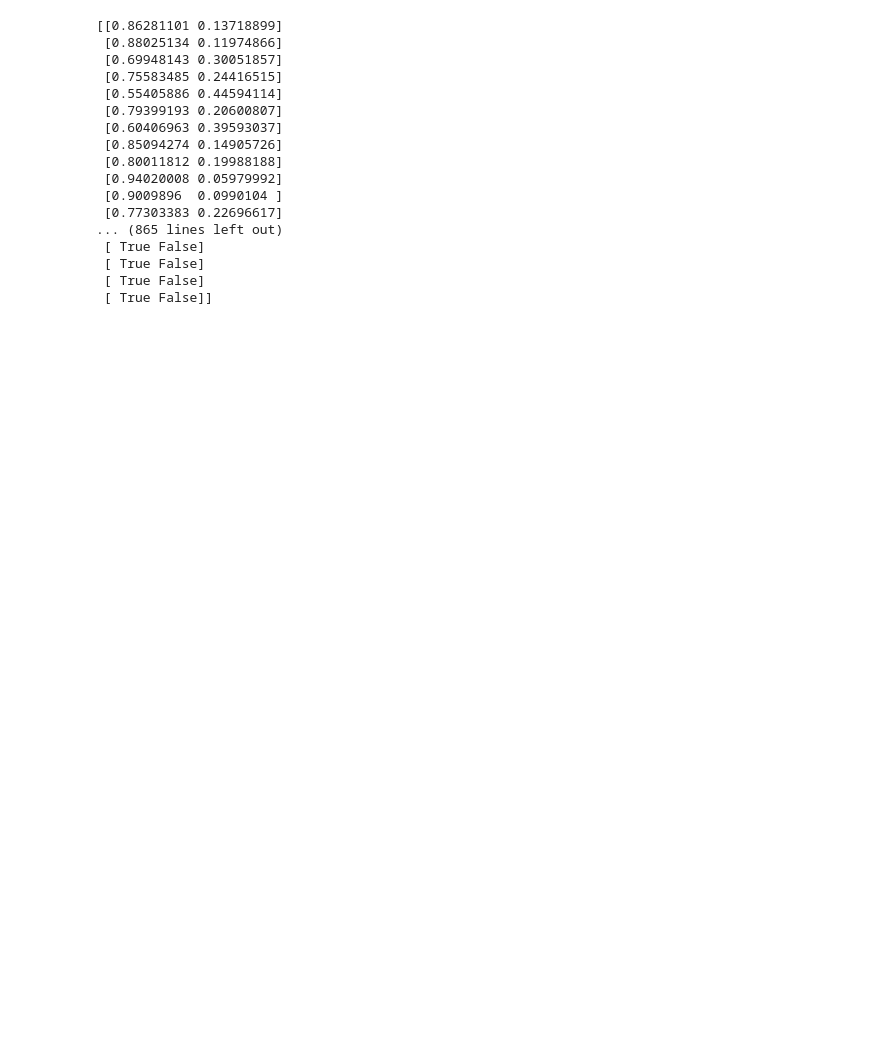
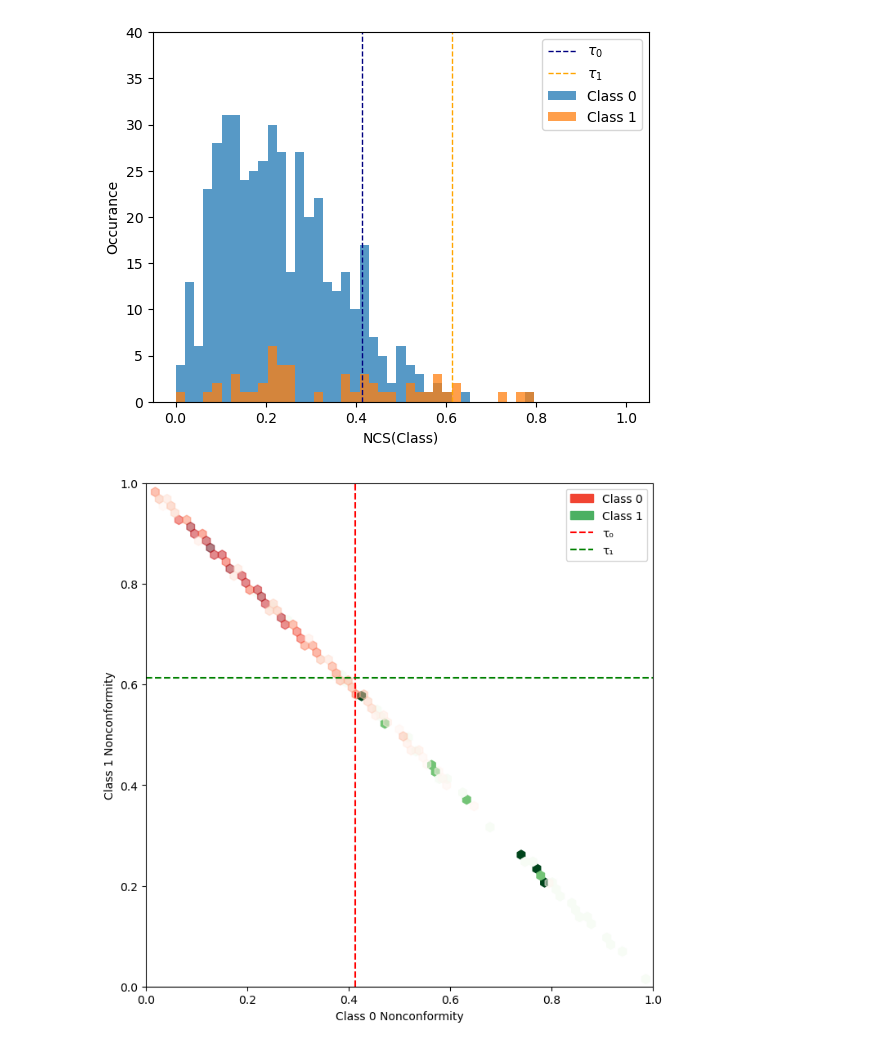
Before and after one commit to phzwart/ssbc, a Jupyter notebook: examples/operational_guarantees_2.ipynb, the cells around one changed output. Drawn from its saved outputs; the diff is of its cells as text; code cells hidden in the pictures; blank space fills up the shorter version.

```diff
--- a/examples/operational_guarantees_2.ipynb
+++ b/examples/operational_guarantees_2.ipynb
@@ -45,7 +45,7 @@ report = generate_rigorous_pac_report(
     labels=labels,
     probs=probs,
     alpha_target=0.10,
-    delta=0.10,
+    delta=0.50,
     test_size=N_samples,
     ci_level=0.95,
     use_union_bound=False,
@@ -75,29 +75,2 @@ Parameters:
 
 ================================================================================
-# %%
-sel0 = labels == 0
-p0 = probs[sel0]
-no = len(p0)
-print(p0)
-t0 = np.quantile( 1-p0[:,0],  (1-0.05555555555555555), method='higher')
-print(t0)
-sets = (1-p0) < t0
-print(sets)
-# %% [output]
-[[0.86281101 0.13718899]
- [0.88025134 0.11974866]
- [0.69948143 0.30051857]
- [0.75583485 0.24416515]
- [0.55405886 0.44594114]
- [0.79399193 0.20600807]
- [0.60406963 0.39593037]
- [0.85094274 0.14905726]
- [0.80011812 0.19988188]
- [0.94020008 0.05979992]
- [0.9009896  0.0990104 ]
- [0.77303383 0.22696617]
-... (865 lines left out)
- [ True False]
- [ True False]
- [ True False]
- [ True False]]
@@ -115,16 +77,50 @@ print(sets1)
 # %%
 tau_0 = report["calibration_result"][0]["threshold"]
 tau_1 = report["calibration_result"][1]["threshold"]
 plt.hist(1-class_data[0]["probs"][:, 0], bins=np.linspace(0, 1, 50), alpha=0.75)
 plt.hist(1-class_data[1]["probs"][:, 1], bins=np.linspace(0, 1, 50), alpha=0.75)
 plt.ylabel("Occurance")
 plt.xlabel("NCS(Class)")
 plt.vlines(tau_0, 0, 40,color='navy', ls="--", lw=1)
 plt.vlines(tau_1, 0, 40,color='orange', ls="--", lw=1)
 plt.ylim(0,40)
 plt.legend([ r"$\tau_0$", r"$\tau_1$", "Class 0", "Class 1"] )
 plt.savefig("tst-2-7_7_2.svg")
 plt.show()
+
+
+import matplotlib.patches as mpatches
+from matplotlib.lines import Line2D
+
+plt.figure(figsize=(8,8))
+h1 = plt.hexbin(1-class_data[1]["probs"][:,0], 1-class_data[1]["probs"][:,1],
+                gridsize=50, cmap="Greens", mincnt=1)
+h0 = plt.hexbin(1-class_data[0]["probs"][:,0], 1-class_data[0]["probs"][:,1],
+                gridsize=50, cmap="Reds", mincnt=1, alpha=0.5)
+
+plt.vlines(tau_0, 0, 1, color="red", linestyle="--")
+plt.hlines(tau_1, 0, 1, color="green", linestyle="--")
+
+plt.xlim(0,1)
+plt.ylim(0,1)
+plt.xlabel("Class 0 Nonconformity")
+plt.ylabel("Class 1 Nonconformity")
+
+# legend handles
+legend_handles = [
+    mpatches.Patch(color=plt.cm.Reds(0.6), label="Class 0"),
+    mpatches.Patch(color=plt.cm.Greens(0.6), label="Class 1"),
+    Line2D([], [], color='red', linestyle='--', label='τ₀'),
+    Line2D([], [], color='green', linestyle='--', label='τ₁'),
+]
+
+plt.legend(handles=legend_handles, loc="upper right")
+#plt.colorbar(h0, label="Density")
+
+plt.show()
+# %% [output]
+[figure, added]
+[figure, added]
 # %%
 validation = ssbc.validate_pac_bounds(
     report=report,
```
Also changed, not shown: parts of 6 cells of this notebook, 4 other files.
